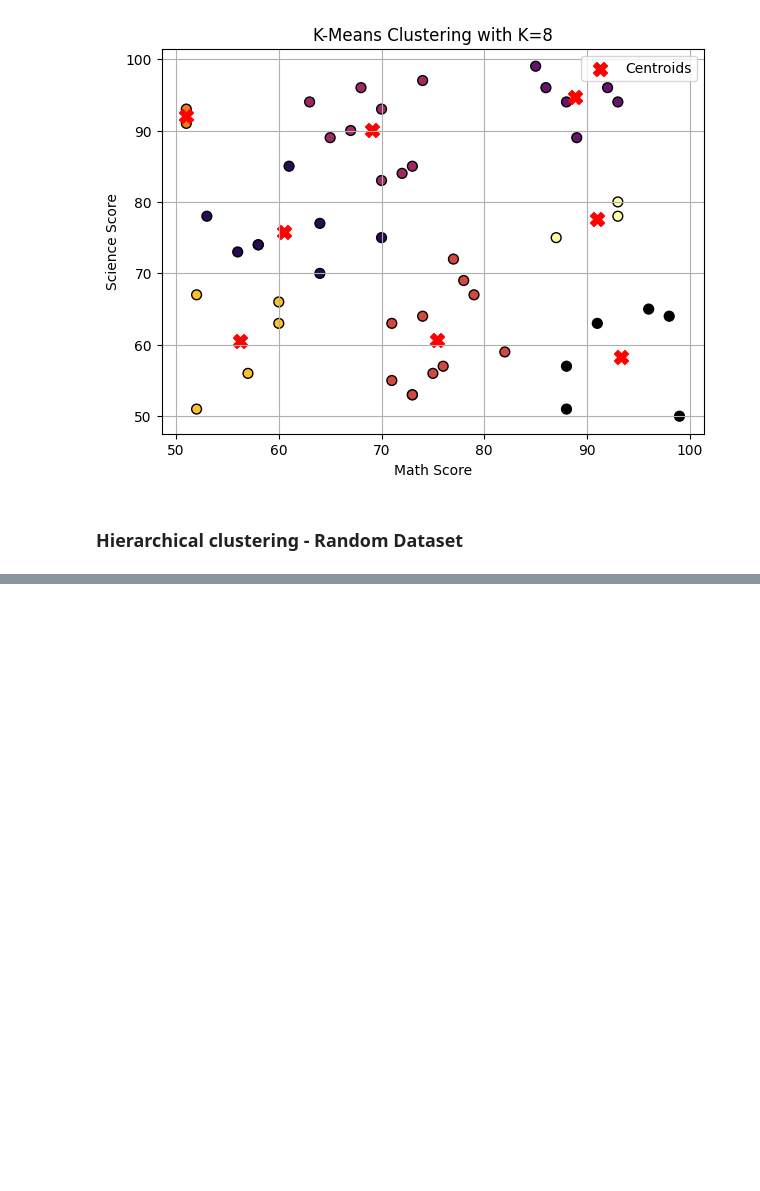
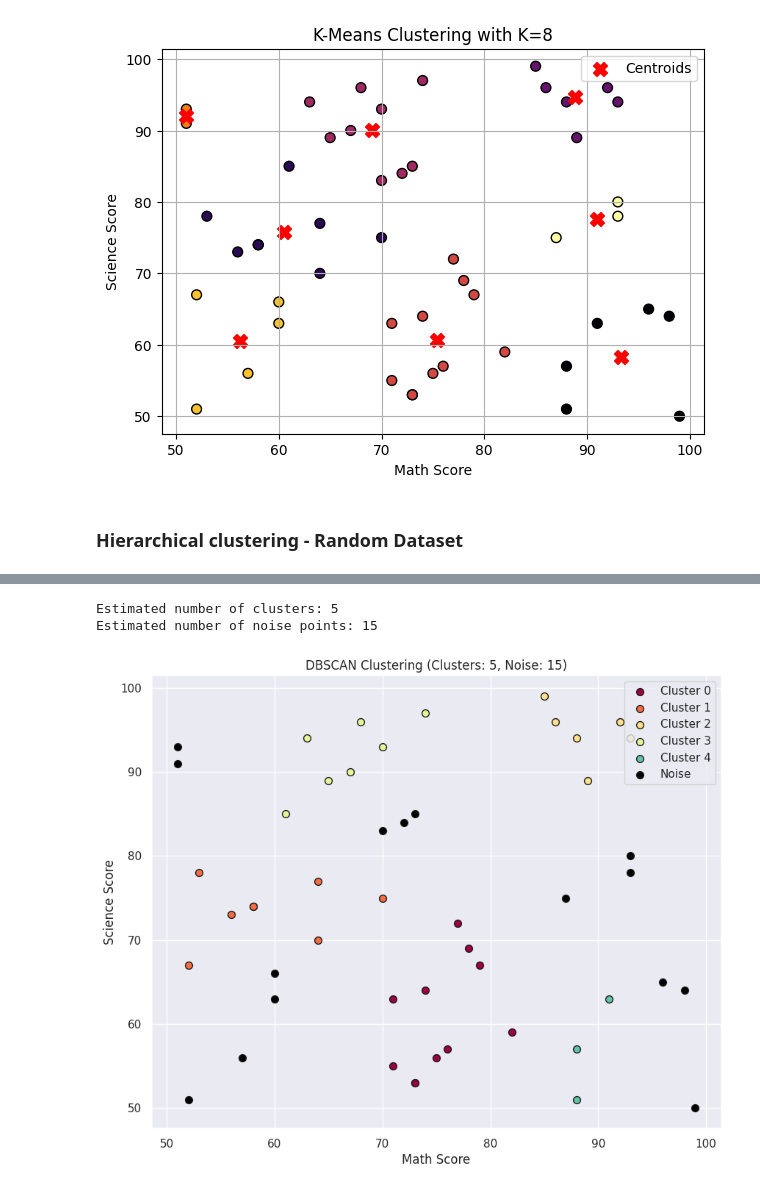
Before and after one commit to aninditadash/Introduction_to_machine_learning, a Jupyter notebook: unsupervised_learning/Examples/Random_data_clustering_analysis.ipynb, the cells around one changed output, grey strips where cells are left out. Cells and saved outputs as stored; diff of their text form; code cells hidden in the pictures; blank space fills up the shorter version.

```diff
--- a/unsupervised_learning/Examples/Random_data_clustering_analysis.ipynb
+++ b/unsupervised_learning/Examples/Random_data_clustering_analysis.ipynb
@@ -280,0 +270,39 @@ Estimated number of noise points: 6
+# %%
+# Manually select `eps` based on the elbow point of the plot
+optimal_eps = 0.5  # Adjust based on the graph
+min_samples = 4    # Rule of thumb: min_samples = 2 * data dimensions
+
+db = DBSCAN(eps=optimal_eps, min_samples=min_samples)
+labels = db.fit_predict(scaled_data)
+
+n_clusters = len(set(labels)) - (1 if -1 in labels else 0)
+n_noise = list(labels).count(-1)
+
+print(f"Estimated number of clusters: {n_clusters}")
+print(f"Estimated number of noise points: {n_noise}")
+
+# 6️⃣ Plot Clustering Results
+unique_labels = set(labels)
+colors = plt.cm.Spectral(np.linspace(0, 1, len(unique_labels)))
+
+sns.set()
+
+plt.figure(figsize=(10,8))
+for k, col in zip(unique_labels, colors):
+    if k == -1:
+        col = [0, 0, 0, 1]  # Black color for noise
+
+    class_member_mask = (labels == k)
+    xy = student_scores[class_member_mask]
+    plt.scatter(xy[:, 0], xy[:, 1], c=[col], s = 50, edgecolors='k', label=f'Cluster {k}' if k != -1 else 'Noise')
+
+plt.xlabel("Math Score")
+plt.ylabel("Science Score")
+plt.title(f"DBSCAN Clustering (Clusters: {n_clusters}, Noise: {n_noise})")
+plt.legend()
+plt.grid(True)
+plt.show()
+# %% [output]
+Estimated number of clusters: 5
+Estimated number of noise points: 15
+[figure, added]
```
Also changed, not shown: parts of 13 cells of this notebook.
